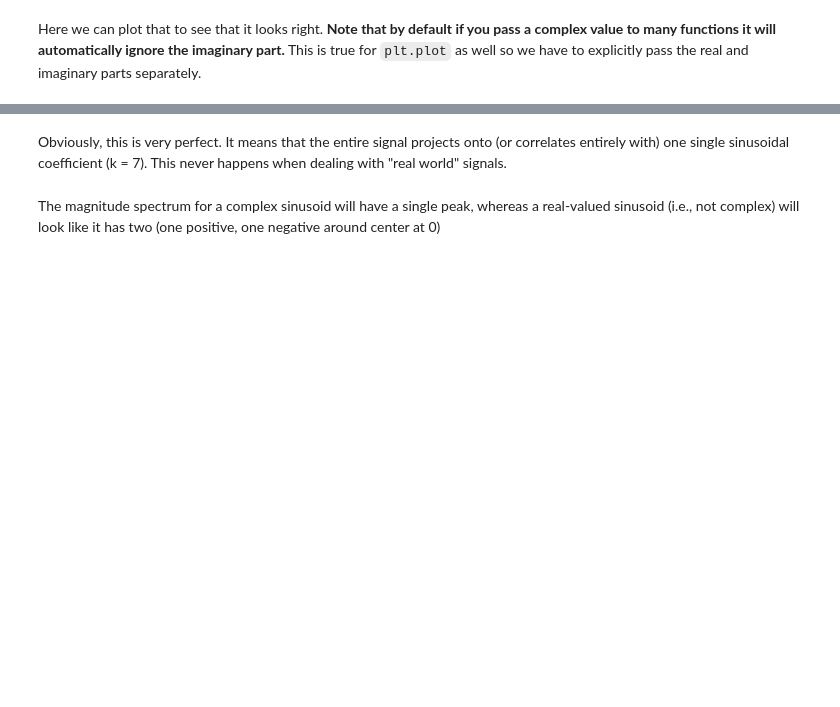
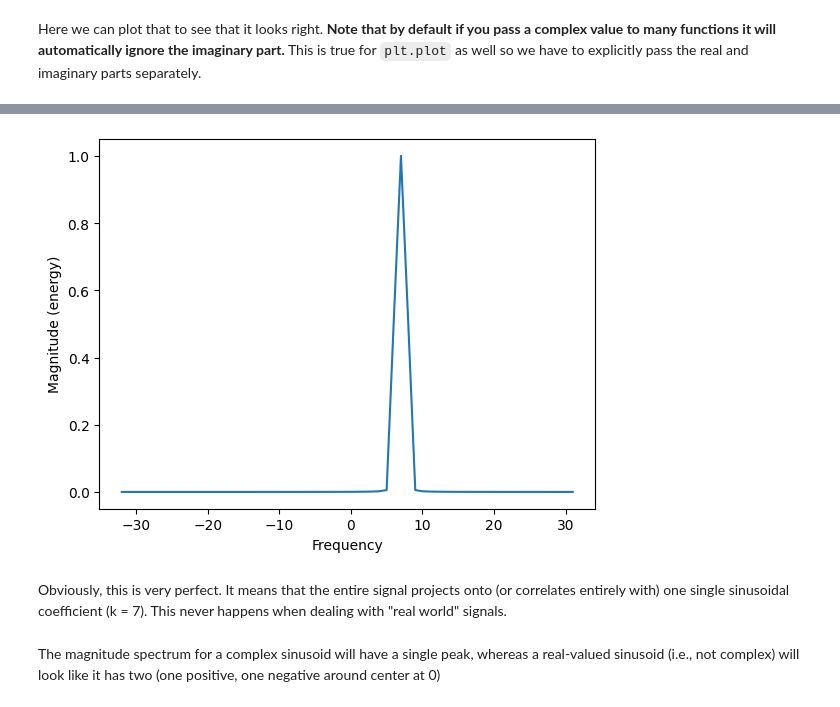
Before and after one commit to adityarpawar1902/AudioTechII, a Jupyter notebook: Lectures-Blank/Lesson10_DFT.ipynb, the cells around one changed output, grey strips where cells are left out. Drawn from its saved outputs; the diff is of its cells as text; code cells hidden in the pictures; blank space fills up the shorter version.

```diff
--- a/Lectures-Blank/Lesson10_DFT.ipynb
+++ b/Lectures-Blank/Lesson10_DFT.ipynb
@@ -250,6 +332,9 @@ Here we can plot that to see that it looks right. **Note that by default if you
 # %%
 # recall pyplot has a "magnitude_spectrum" plotting function we can use for now - it assumes real-valued input
 # notice that it cannot interpret the values of k (x axis) if we do not pass it a sample size. Using the wrong N will give erroneous output.
+plt.magnitude_spectrum(sig, Fs=N);
+# %% [output]
+[figure, added]
 # %% [markdown]
 Obviously, this is very perfect. It means that the entire signal projects onto (or correlates entirely with) one single sinusoidal coefficient (k = 7). This never happens when dealing with "real world" signals.
 # %% [markdown]
```
Also changed, not shown: parts of 9 cells of this notebook.
